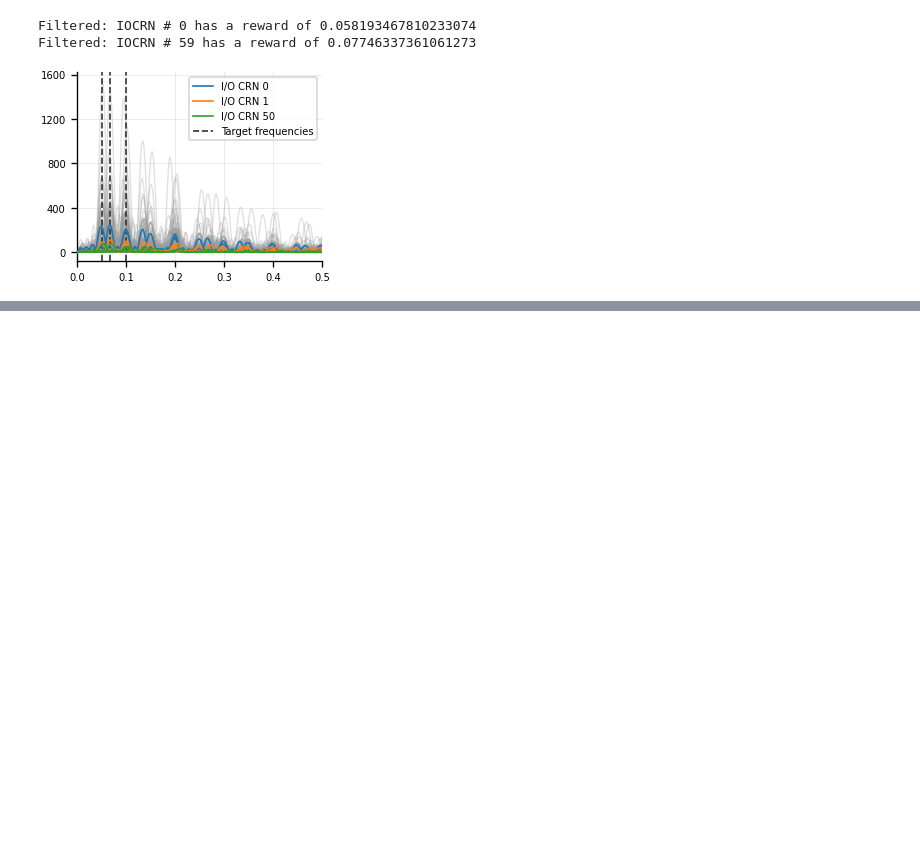
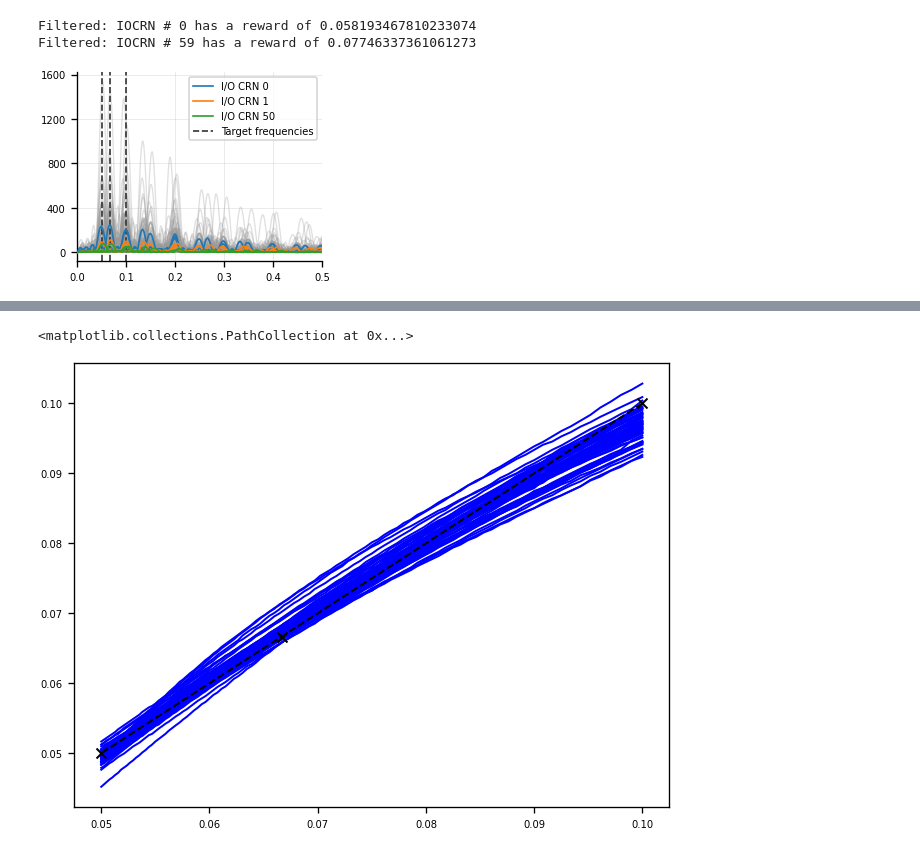
Before and after one commit to Maurice-Filo/GenAI-Net, a Jupyter notebook: apps_results_MAK_REINFORCE/oscillators_freq_3species_6rxns/plots/plot_results.ipynb, the cells around one changed output, grey strips where cells are left out. Saved outputs shown, nothing was run; the diff lists cells and outputs as text; code cells hidden in the pictures; blank space fills up the shorter version.

```diff
--- a/apps_results_MAK_REINFORCE/oscillators_freq_3species_6rxns/plots/plot_results.ipynb
+++ b/apps_results_MAK_REINFORCE/oscillators_freq_3species_6rxns/plots/plot_results.ipynb
@@ -932,0 +1008,16 @@ Dual Coloring: Face=Loss (Greyscale), Edge=Cluster (Rainbow) with Black Separato
+# %%
+# Plot the input to frequency mapping
+from RL4CRN.utils.utils import compute_frequency
+
+f_estimated_new = []
+for iocrn in iocrns_resimulated:
+    f_estimated_new.append(compute_frequency(iocrn.last_task_info["outputs"], iocrn.last_task_info["time_horizon"], t0=t0))
+
+
+for i in range(0, n_filtered):
+    plt.plot(u_list_new, f_estimated_new[i], linestyle='-', color='blue')
+plt.plot(u_list_new, u_list_new, linestyle='--', color='black', label='Ideal')
+plt.scatter(u_list, f_list, color='black', marker='x', label='Target Frequencies', zorder=5)
+# %% [output]
+<matplotlib.collections.PathCollection at 0x...>
+[figure, added]
```
Also changed, not shown: parts of 9 cells of this notebook, 31 other files.
